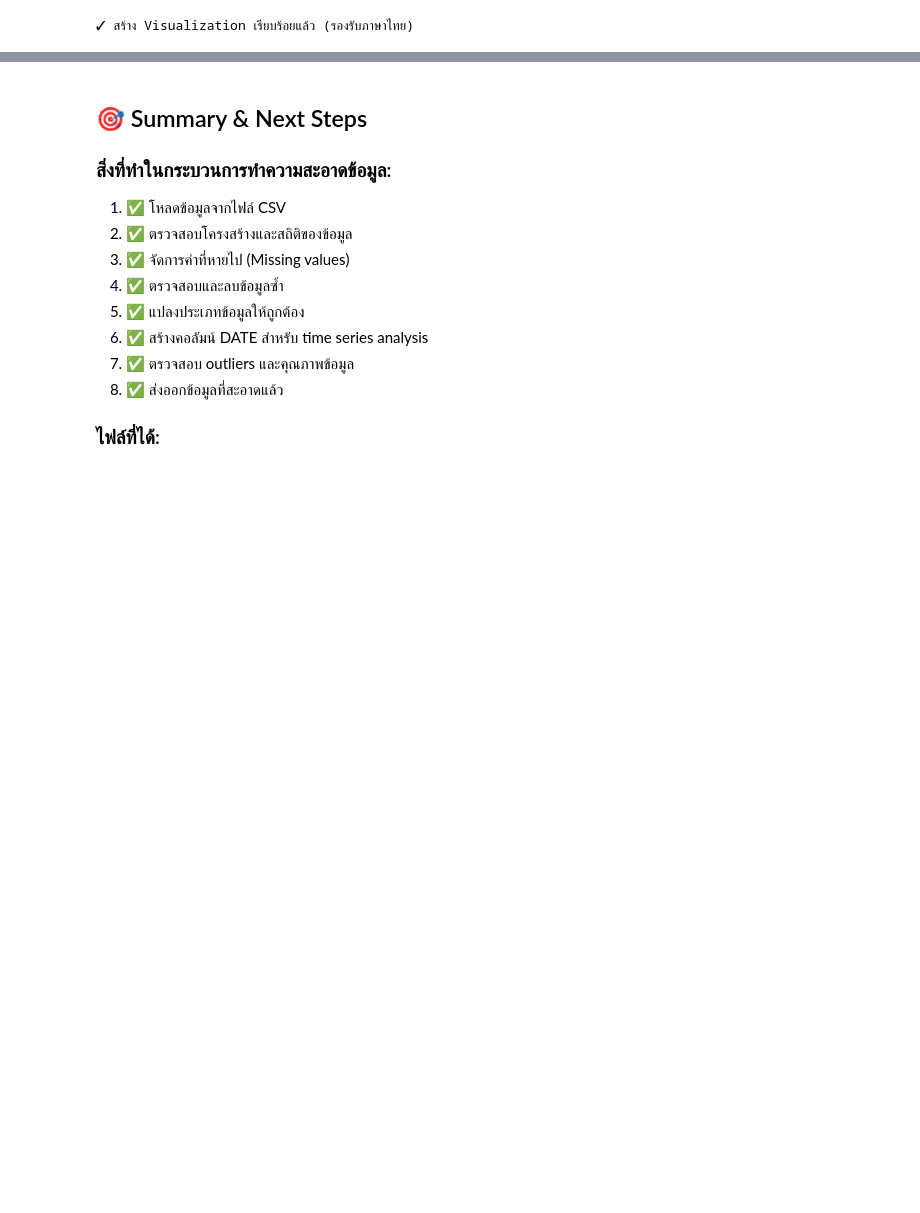
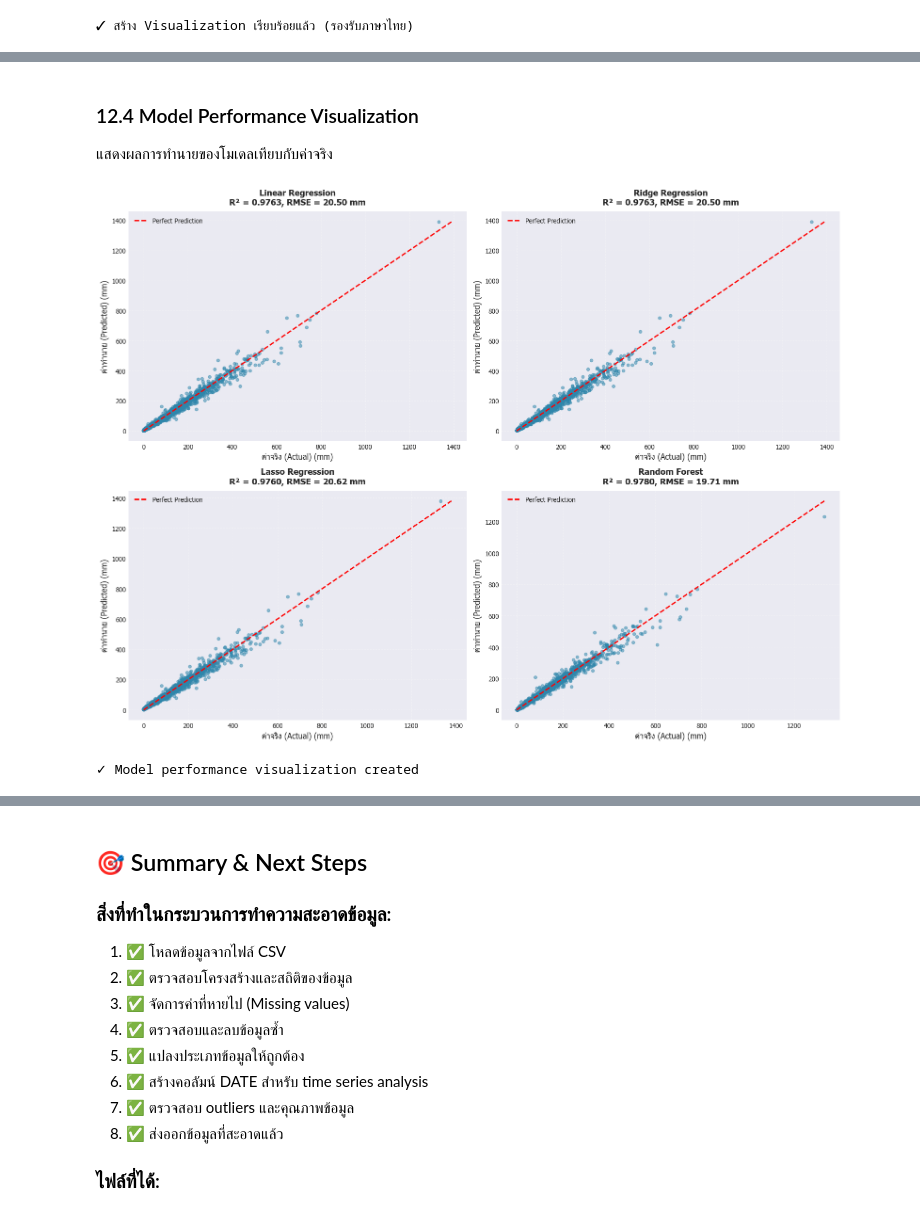
Before and after one commit to LuckySA-dev/data-science, a Jupyter notebook: clean_rainfall_data.ipynb, the cells around one changed output, grey strips where cells are left out. Cells and saved outputs as stored; diff of their text form; code cells hidden in the pictures; blank space fills up the shorter version.

```diff
--- a/clean_rainfall_data.ipynb
+++ b/clean_rainfall_data.ipynb
@@ -512,0 +752,37 @@ print("✓ สร้าง Visualization เรียบร้อยแล้ว
+# %% [markdown]
+### 12.4 Model Performance Visualization
+แสดงผลการทำนายของโมเดลเทียบกับค่าจริง
+# %%
+# Visualize model performance
+fig, axes = plt.subplots(2, 2, figsize=(16, 12))
+
+# Plot predictions vs actual for each model
+for idx, (name, result) in enumerate(results.items()):
+    row = idx // 2
+    col = idx % 2
+
+    y_pred = result['predictions']
+
+    # Scatter plot
+    axes[row, col].scatter(y_test, y_pred, alpha=0.5, s=20, color='#2E86AB')
+
+    # Perfect prediction line
+    min_val = min(y_test.min(), y_pred.min())
+    max_val = max(y_test.max(), y_pred.max())
+    axes[row, col].plot([min_val, max_val], [min_val, max_val], 'r--', linewidth=2, label='Perfect Prediction')
+
+    # Labels and title
+    axes[row, col].set_xlabel('ค่าจริง (Actual) (mm)', fontsize=12)
+    axes[row, col].set_ylabel('ค่าทำนาย (Predicted) (mm)', fontsize=12)
+    axes[row, col].set_title(f'{name}\nR² = {result["R² Score"]:.4f}, RMSE = {result["RMSE"]:.2f} mm',
+                            fontsize=13, fontweight='bold', pad=10)
+    axes[row, col].legend(loc='upper left')
+    axes[row, col].grid(True, alpha=0.3, linestyle='--')
+
+plt.tight_layout()
+plt.show()
+
+print("✓ Model performance visualization created")
+# %% [output]
+[figure, added]
+✓ Model performance visualization created
```
Also changed, not shown: parts of 12 cells of this notebook.
